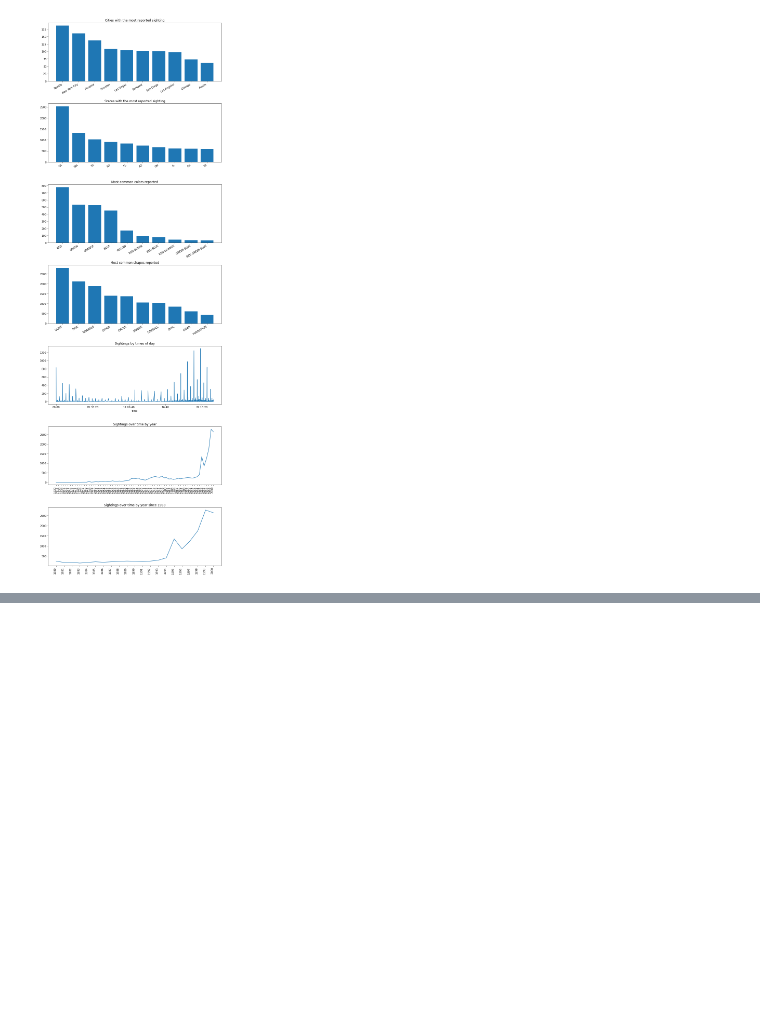
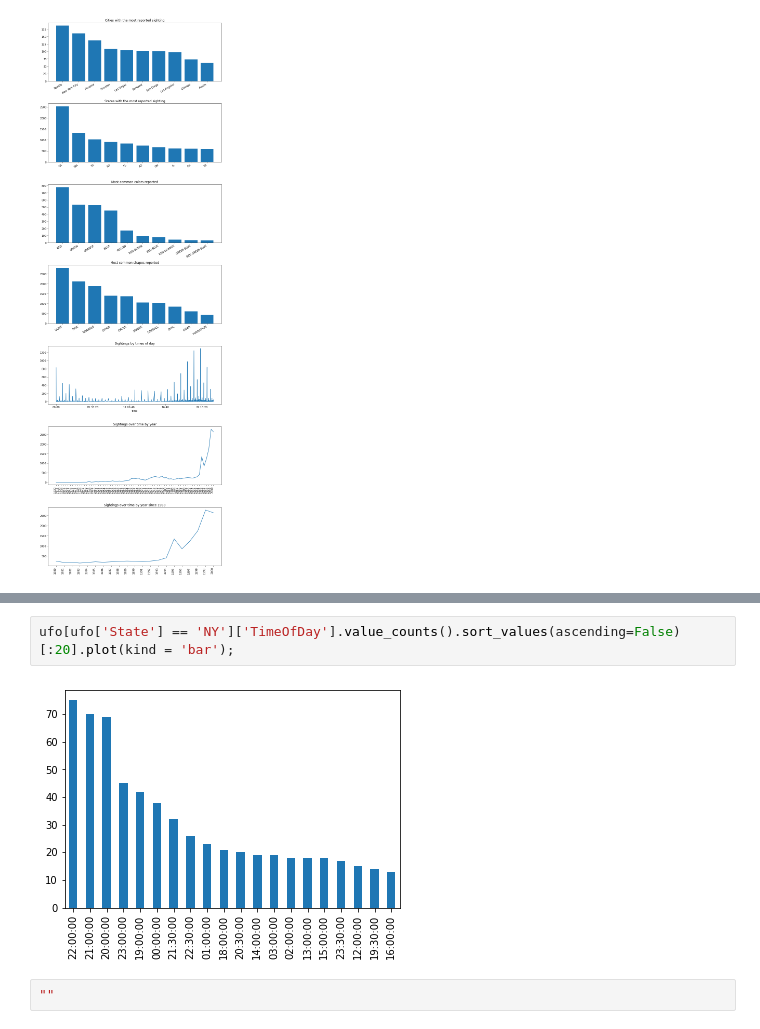
Before and after one commit to micahluedtke/engineering_computation_data_science, a Jupyter notebook: Lecture05/PS2.ipynb, the cells around one changed output, grey strips where cells are left out. Drawn from its saved outputs; the diff is of its cells as text; blank space fills up the shorter version.

```diff
--- a/Lecture05/PS2.ipynb
+++ b/Lecture05/PS2.ipynb
@@ -282,0 +287,6 @@ Seattle has the most reported sightings with 187 but 6476 cities reported sighti
+# %%
+ufo[ufo['State'] == 'NY']['TimeOfDay'].value_counts().sort_values(ascending=False)[:20].plot(kind = 'bar');
+# %% [output]
+[figure, added]
+# %%
+""
```
Also changed, not shown: parts of 2 cells of this notebook, 13 other files.
